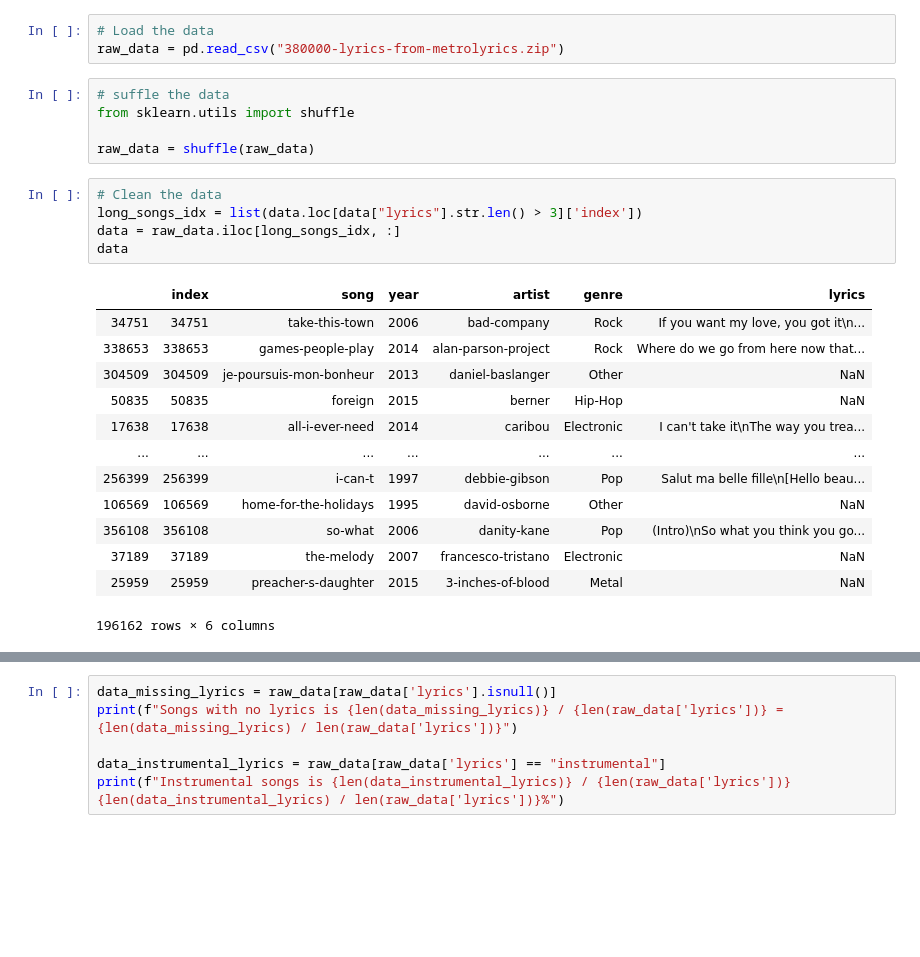
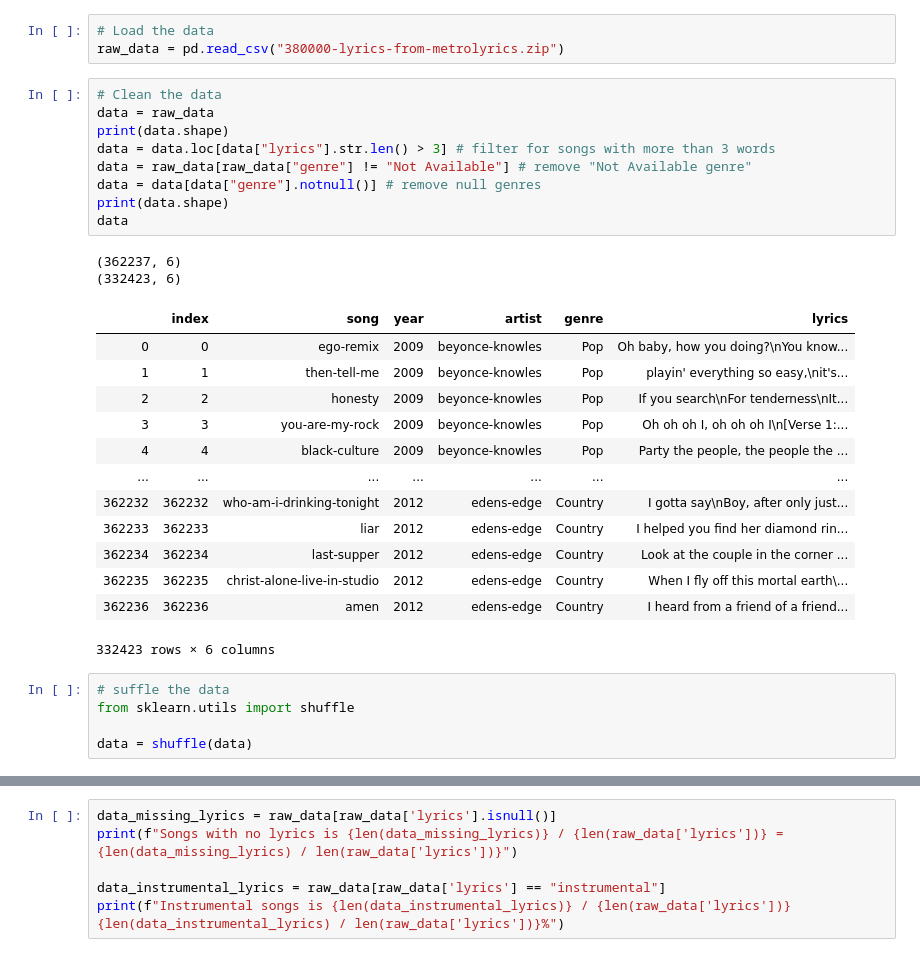
Before and after one commit to asafam/biu-advanced-deep-learning, a Jupyter notebook: DL_rnn_text_classification_generation.ipynb, the cells around one changed output, grey strips where cells are left out. Cells and saved outputs as stored; diff of their text form; blank space fills up the shorter version.

```diff
--- a/DL_rnn_text_classification_generation.ipynb
+++ b/DL_rnn_text_classification_generation.ipynb
@@ -46,30 +46,36 @@ logging.basicConfig(format="%(levelname)s - %(asctime)s: %(message)s", datefmt=
 # %%
 # Load the data
 raw_data = pd.read_csv("380000-lyrics-from-metrolyrics.zip")
+# %%
+# Clean the data
+data = raw_data
+print(data.shape)
+data = data.loc[data["lyrics"].str.len() > 3] # filter for songs with more than 3 words
+data = raw_data[raw_data["genre"] != "Not Available"] # remove "Not Available genre"
+data = data[data["genre"].notnull()] # remove null genres
+print(data.shape)
+data
+# %% [output]
+(362237, 6)
+(332423, 6)
+|  | index | song | year | artist | genre | lyrics |
+| 0 | 0 | ego-remix | 2009 | beyonce-knowles | Pop | Oh baby, how you doing?\nYou know... |
+| 1 | 1 | then-tell-me | 2009 | beyonce-knowles | Pop | playin' everything so easy,\nit's... |
+| 2 | 2 | honesty | 2009 | beyonce-knowles | Pop | If you search\nFor tenderness\nIt... |
+| 3 | 3 | you-are-my-rock | 2009 | beyonce-knowles | Pop | Oh oh oh I, oh oh oh I\n[Verse 1:... |
+| 4 | 4 | black-culture | 2009 | beyonce-knowles | Pop | Party the people, the people the ... |
+| ... | ... | ... | ... | ... | ... | ... |
+| 362232 | 362232 | who-am-i-drinking-tonight | 2012 | edens-edge | Country | I gotta say\nBoy, after only just... |
+| 362233 | 362233 | liar | 2012 | edens-edge | Country | I helped you find her diamond rin... |
+| 362234 | 362234 | last-supper | 2012 | edens-edge | Country | Look at the couple in the corner ... |
+| 362235 | 362235 | christ-alone-live-in-studio | 2012 | edens-edge | Country | When I fly off this mortal earth\... |
+| 362236 | 362236 | amen | 2012 | edens-edge | Country | I heard from a friend of a friend... |
+332423 rows × 6 columns
 # %%
 # suffle the data
 from sklearn.utils import shuffle
 
-raw_data = shuffle(raw_data)
+data = shuffle(data)
-# %%
-# Clean the data
-long_songs_idx = list(data.loc[data["lyrics"].str.len() > 3]['index'])
-data = raw_data.iloc[long_songs_idx, :]
-data
-# %% [output]
-|  | index | song | year | artist | genre | lyrics |
-| 34751 | 34751 | take-this-town | 2006 | bad-company | Rock | If you want my love, you got it\n... |
-| 338653 | 338653 | games-people-play | 2014 | alan-parson-project | Rock | Where do we go from here now that... |
-| 304509 | 304509 | je-poursuis-mon-bonheur | 2013 | daniel-baslanger | Other | NaN |
-| 50835 | 50835 | foreign | 2015 | berner | Hip-Hop | NaN |
-| 17638 | 17638 | all-i-ever-need | 2014 | caribou | Electronic | I can't take it\nThe way you trea... |
-| ... | ... | ... | ... | ... | ... | ... |
-| 256399 | 256399 | i-can-t | 1997 | debbie-gibson | Pop | Salut ma belle fille\n[Hello beau... |
-| 106569 | 106569 | home-for-the-holidays | 1995 | david-osborne | Other | NaN |
-| 356108 | 356108 | so-what | 2006 | danity-kane | Pop | (Intro)\nSo what you think you go... |
-| 37189 | 37189 | the-melody | 2007 | francesco-tristano | Electronic | NaN |
-| 25959 | 25959 | preacher-s-daughter | 2015 | 3-inches-of-blood | Metal | NaN |
-196162 rows × 6 columns
 # %%
 genres_distribution = data['genre'].value_counts()
 genres_distribution
```
Also changed, not shown: parts of 34 cells of this notebook, 6 other files.
